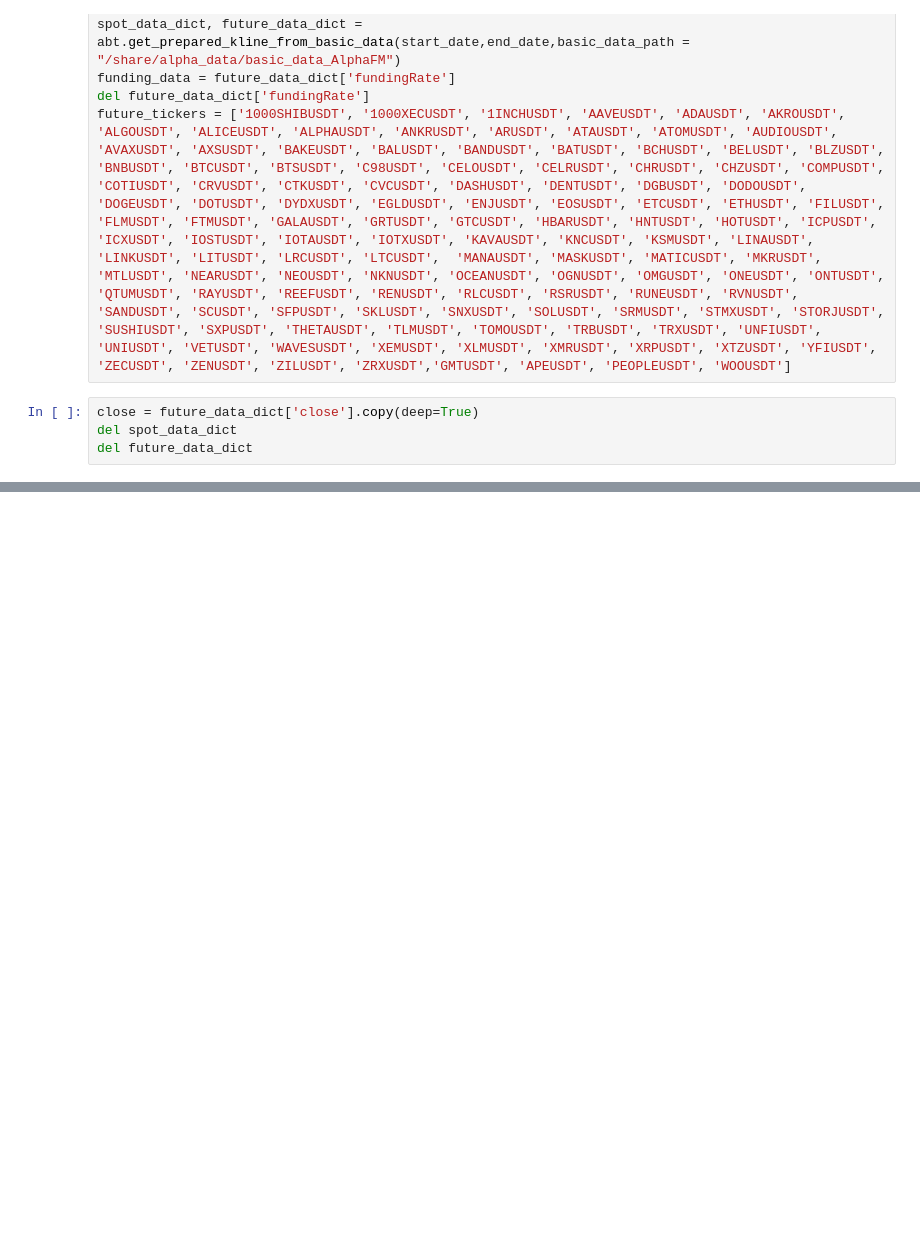
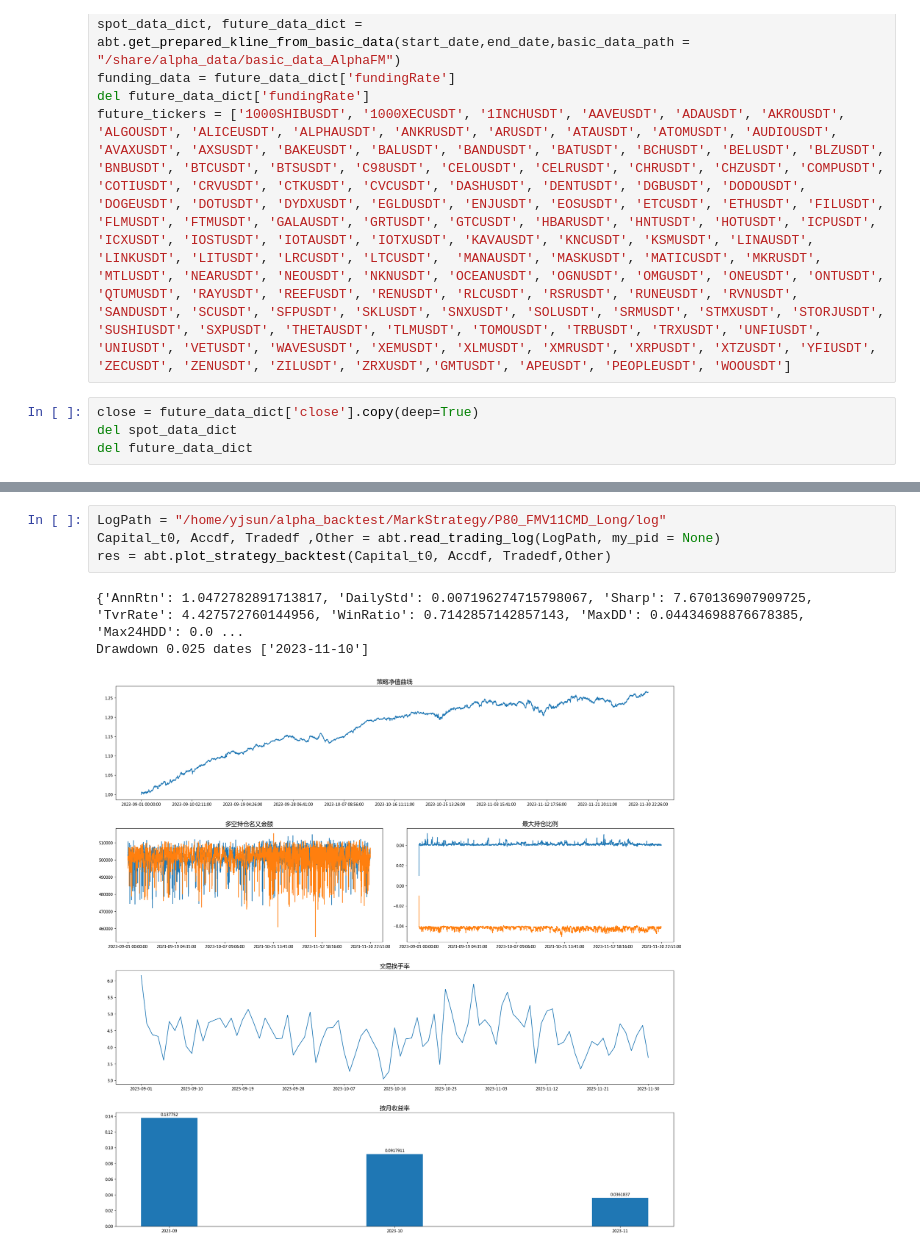
Before and after one commit to CodingJay-1/alpha_backtest, a Jupyter notebook: Backtest.ipynb, the cells around one changed output, grey strips where cells are left out. Drawn from its saved outputs; the diff is of its cells as text; blank space fills up the shorter version.

```diff
--- a/Backtest.ipynb
+++ b/Backtest.ipynb
@@ -40,0 +49,8 @@ Drawdown 0.025 dates ['2023-02-07']
+# %%
+LogPath = "/home/yjsun/alpha_backtest/MarkStrategy/P80_FMV11CMD_Long/log"
+Capital_t0, Accdf, Tradedf ,Other = abt.read_trading_log(LogPath, my_pid = None)
+res = abt.plot_strategy_backtest(Capital_t0, Accdf, Tradedf,Other)
+# %% [output]
+{'AnnRtn': 1.0472782891713817, 'DailyStd': 0.007196274715798067, 'Sharp': 7.670136907909725, 'TvrRate': 4.427572760144956, 'WinRatio': 0.7142857142857143, 'MaxDD': 0.04434698876678385, 'Max24HDD': 0.0 ...
+Drawdown 0.025 dates ['2023-11-10']
+[figure, added]
```
Also changed, not shown: parts of 4 cells of this notebook, 9 other files.
